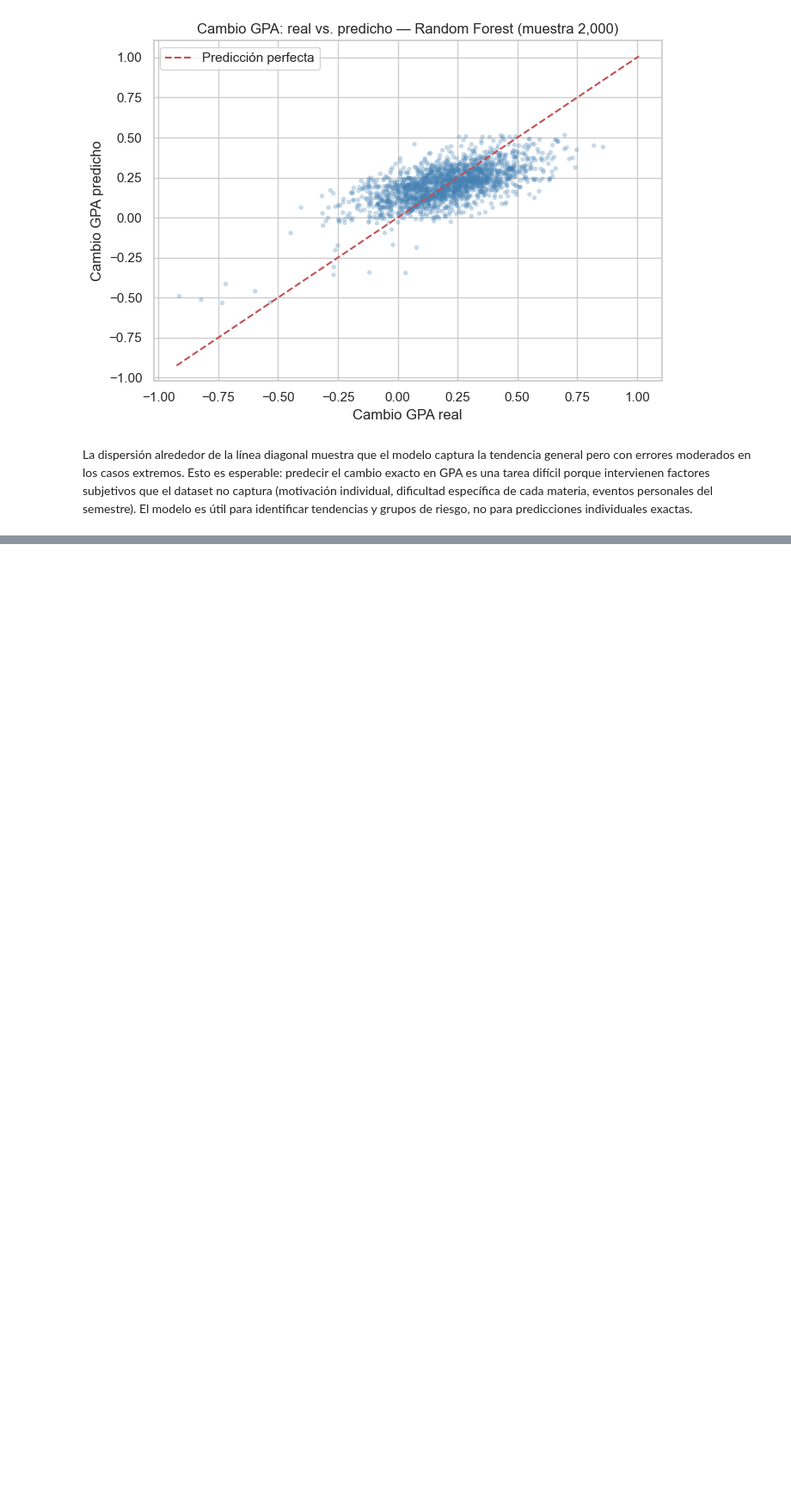
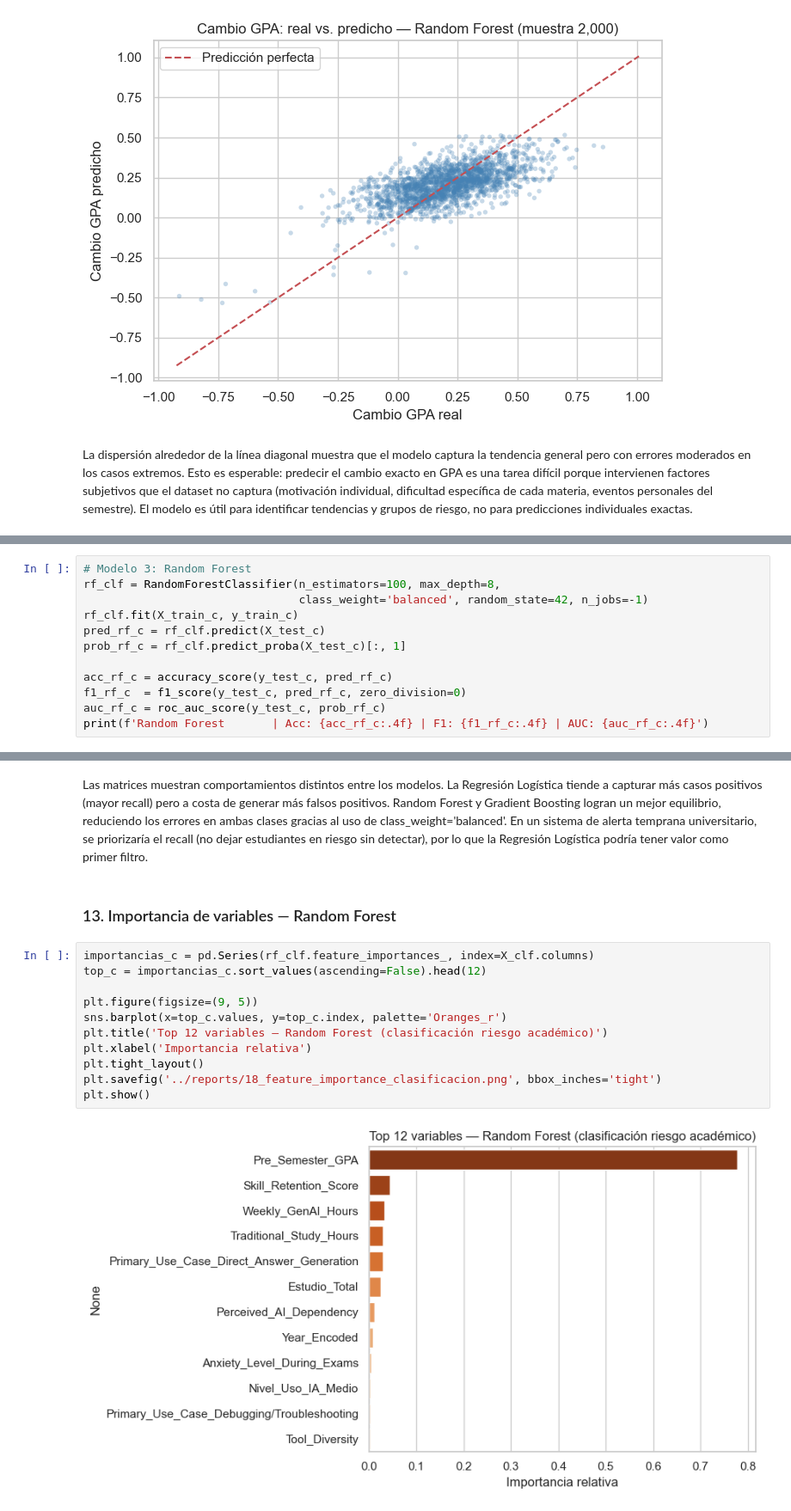
Before and after one commit to valexq/AI_Impact_Students, a Jupyter notebook: notebooks/03_modelos_predictivos.ipynb, the cells around one changed output, grey strips where cells are left out. Shown at 86% size. Cells and saved outputs as stored; diff of their text form; blank space fills up the shorter version.

```diff
--- a/notebooks/03_modelos_predictivos.ipynb
+++ b/notebooks/03_modelos_predictivos.ipynb
@@ -188,0 +283,12 @@ La dispersión alrededor de la línea diagonal muestra que el modelo captura la
+# %%
+# Modelo 3: Random Forest
+rf_clf = RandomForestClassifier(n_estimators=100, max_depth=8,
+                                class_weight='balanced', random_state=42, n_jobs=-1)
+rf_clf.fit(X_train_c, y_train_c)
+pred_rf_c = rf_clf.predict(X_test_c)
+prob_rf_c = rf_clf.predict_proba(X_test_c)[:, 1]
+
+acc_rf_c = accuracy_score(y_test_c, pred_rf_c)
+f1_rf_c  = f1_score(y_test_c, pred_rf_c, zero_division=0)
+auc_rf_c = roc_auc_score(y_test_c, prob_rf_c)
+print(f'Random Forest       | Acc: {acc_rf_c:.4f} | F1: {f1_rf_c:.4f} | AUC: {auc_rf_c:.4f}')
@@ -188,0 +355,17 @@ La dispersión alrededor de la línea diagonal muestra que el modelo captura la
+# %% [markdown]
+Las matrices muestran comportamientos distintos entre los modelos. La Regresión Logística tiende a capturar más casos positivos (mayor recall) pero a costa de generar más falsos positivos. Random Forest y Gradient Boosting logran un mejor equilibrio, reduciendo los errores en ambas clases gracias al uso de class_weight='balanced'. En un sistema de alerta temprana universitario, se priorizaría el recall (no dejar estudiantes en riesgo sin detectar), por lo que la Regresión Logística podría tener valor como primer filtro.
+# %% [markdown]
+### 13. Importancia de variables — Random Forest
+# %%
+importancias_c = pd.Series(rf_clf.feature_importances_, index=X_clf.columns)
+top_c = importancias_c.sort_values(ascending=False).head(12)
+
+plt.figure(figsize=(9, 5))
+sns.barplot(x=top_c.values, y=top_c.index, palette='Oranges_r')
+plt.title('Top 12 variables — Random Forest (clasificación riesgo académico)')
+plt.xlabel('Importancia relativa')
+plt.tight_layout()
+plt.savefig('../reports/18_feature_importance_clasificacion.png', bbox_inches='tight')
+plt.show()
+# %% [output]
+[figure, added]
```
Also changed, not shown: parts of 28 cells of this notebook.
